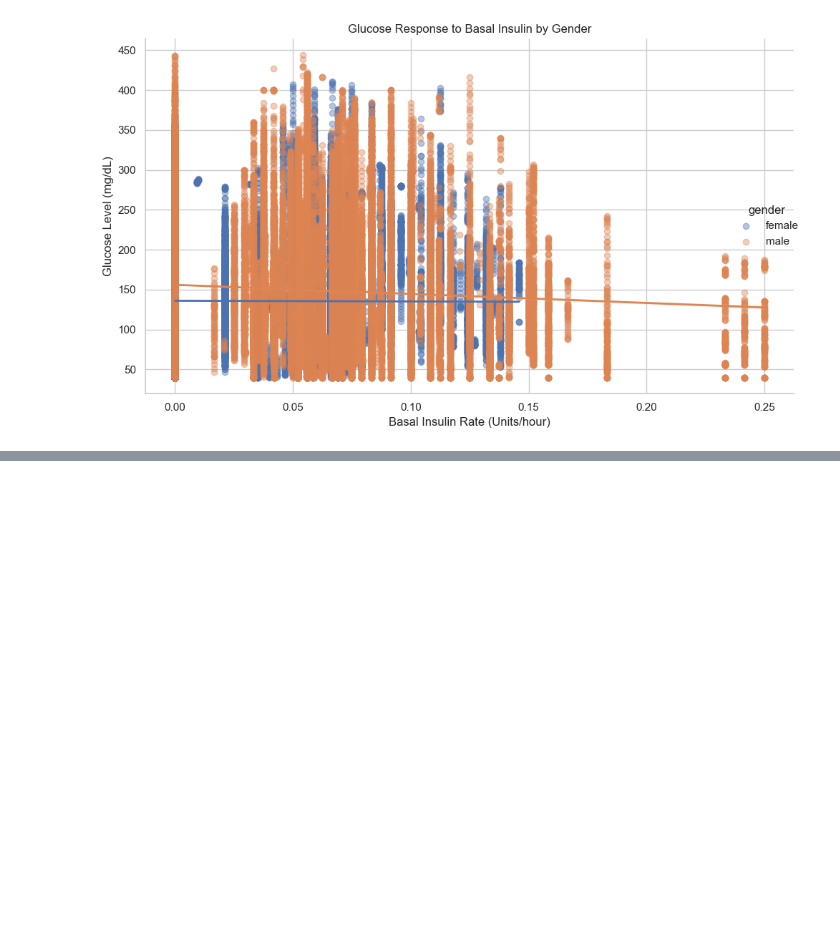
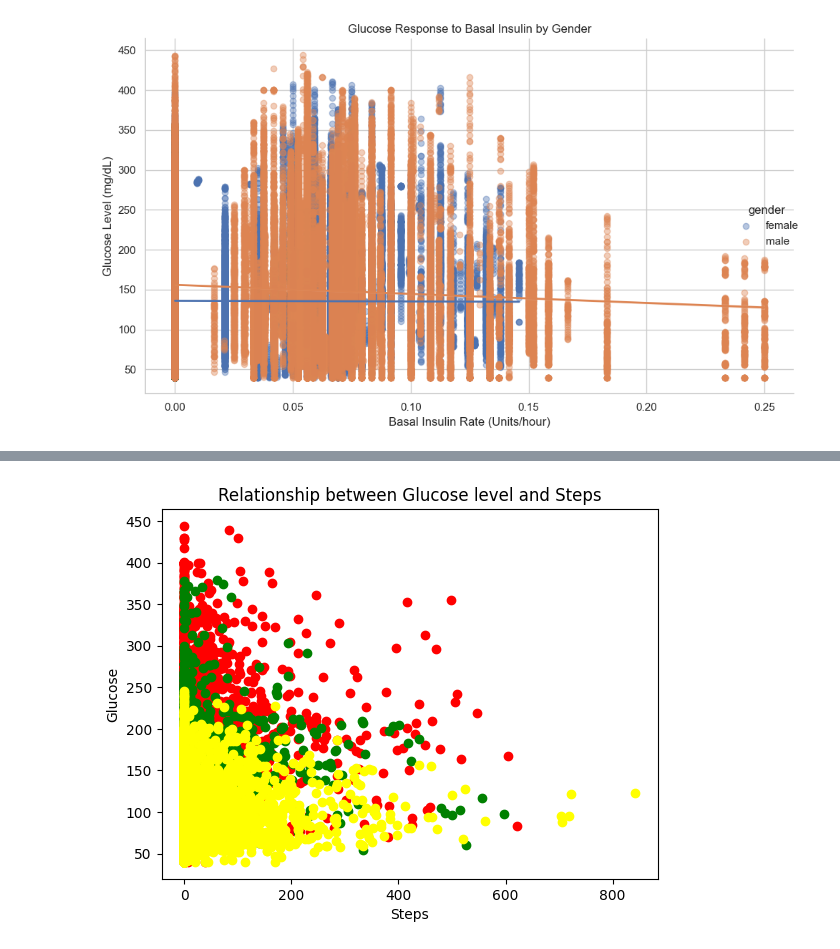
Before and after one commit to rathashanmugam7/Team6_TheByteForce_PythonHackathon_August25, a Jupyter notebook: 06_TheByteFroce_03_Prescriptive Analysis.ipynb, the cells around one changed output, grey strips where cells are left out. Cells and saved outputs as stored; diff of their text form; code cells hidden in the pictures; blank space fills up the shorter version.

```diff
--- a/06_TheByteFroce_03_Prescriptive Analysis.ipynb
+++ b/06_TheByteFroce_03_Prescriptive Analysis.ipynb
@@ -337,0 +387,49 @@ plt.show()
+# %%
+#Question 9:How Glucose level varies when there is a physical activity for different user?
+# nutritional intake, especially carbohydrate intake before or after exercise, will also affect how glucose levels respond to activity
+
+
+import pandas as pd
+import seaborn as sns
+import matplotlib.pyplot as plt
+
+x=dfFirstUser['Steps']
+y = dfFirstUser['Glucose(mg/dl)']
+
+x1=dfThirdUser['Steps']
+y1 = dfThirdUser['Glucose(mg/dl)']
+
+x2=dfFifthUser['Steps']
+y2 = dfFifthUser['Glucose(mg/dl)']
+
+x3=dfTwentyFifthUser['Steps']
+y3= dfTwentyFifthUser['Glucose(mg/dl)']
+
+x4=dfTwentySeventhUser['Steps']
+y4= dfTwentySeventhUser['Glucose(mg/dl)']
+
+
+# Create scatter plot
+plt.scatter(x, y, c="red")
+# Create scatter plot
+#plt.scatter(x1, y1, c="blue")
+
+# Create scatter plot
+plt.scatter(x2, y2, c="green")
+
+# Create scatter plot
+plt.scatter(x3, y3, c="yellow")
+
+# Create scatter plot
+#plt.scatter(x4, y4, c="purple")
+
+
+# Add titles and labels
+plt.title('Relationship between Glucose level and Steps')
+plt.xlabel('Steps')
+plt.ylabel('Glucose')
+
+# Show plot
+plt.show()
+# %% [output]
+[figure, added]
```
Also changed, not shown: parts of 10 cells of this notebook, 1 other file.
